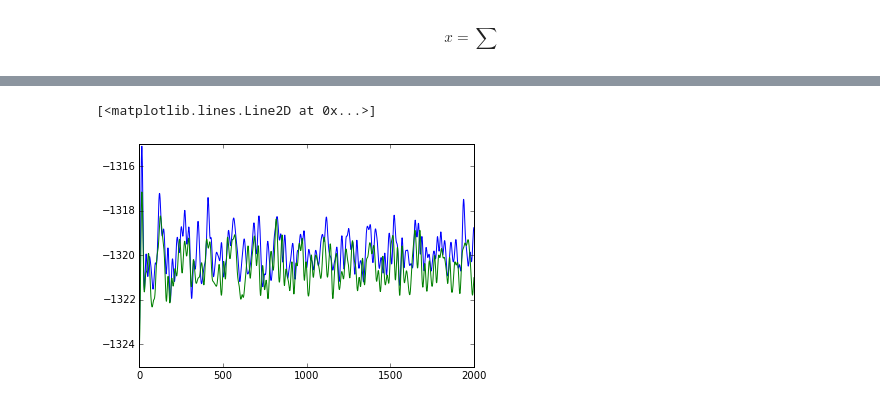
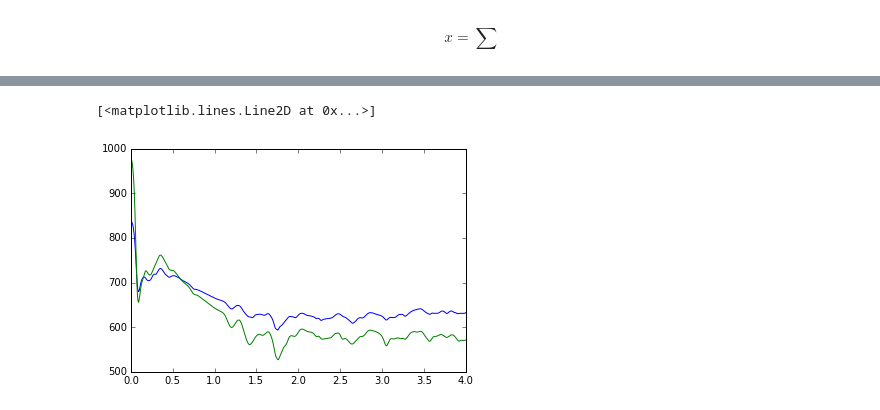
Before and after one commit to micmurawski/argon, a Jupyter notebook: Untitled0.ipynb, the cells around one changed output, grey strips where cells are left out. Drawn from its saved outputs; the diff is of its cells as text; code cells hidden in the pictures.

```diff
--- a/Untitled0.ipynb
+++ b/Untitled0.ipynb
@@ -19,13 +16,0 @@ max([float(x[4]) for x in data])-min([float(x[4]) for x in data])
-# %%
-data2=[]
-with open("euler.txt","r") as file:
-    for i in file.readlines():
-        data2.append(i.split())
-data3=[]
-with open("leapfrog.txt","r") as file:
-    for i in file.readlines():
-        data3.append(i.split())
-data4=[]
-with open("nowe.txt","r") as file:
-    for i in file.readlines():
-        data4.append(i.split())
@@ -36,6 +36,11 @@ $$ x = \sum $$
+# %%
+data2=[]
+with open("125.txt","r") as file:
+    for i in file.readlines():
+        data2.append(i.split())
 # %%
-pylab.plot([float(x[0]) for x in data2],[float(x[4]) for x in data2])
-pylab.plot([float(x[0]) for x in data3],[float(x[4]) for x in data3])
+pylab.plot([float(x[0]) for x in data2],[15.6*float(x[5]) for x in data2])
+pylab.plot([float(x[0]) for x in data2],[float(x[1]) for x in data2])
 # %% [output]
 [<matplotlib.lines.Line2D at 0x...>]
-[figure, old version]
+[figure, new version]
```
Also changed, not shown: parts of 6 cells of this notebook, 12 other files.
